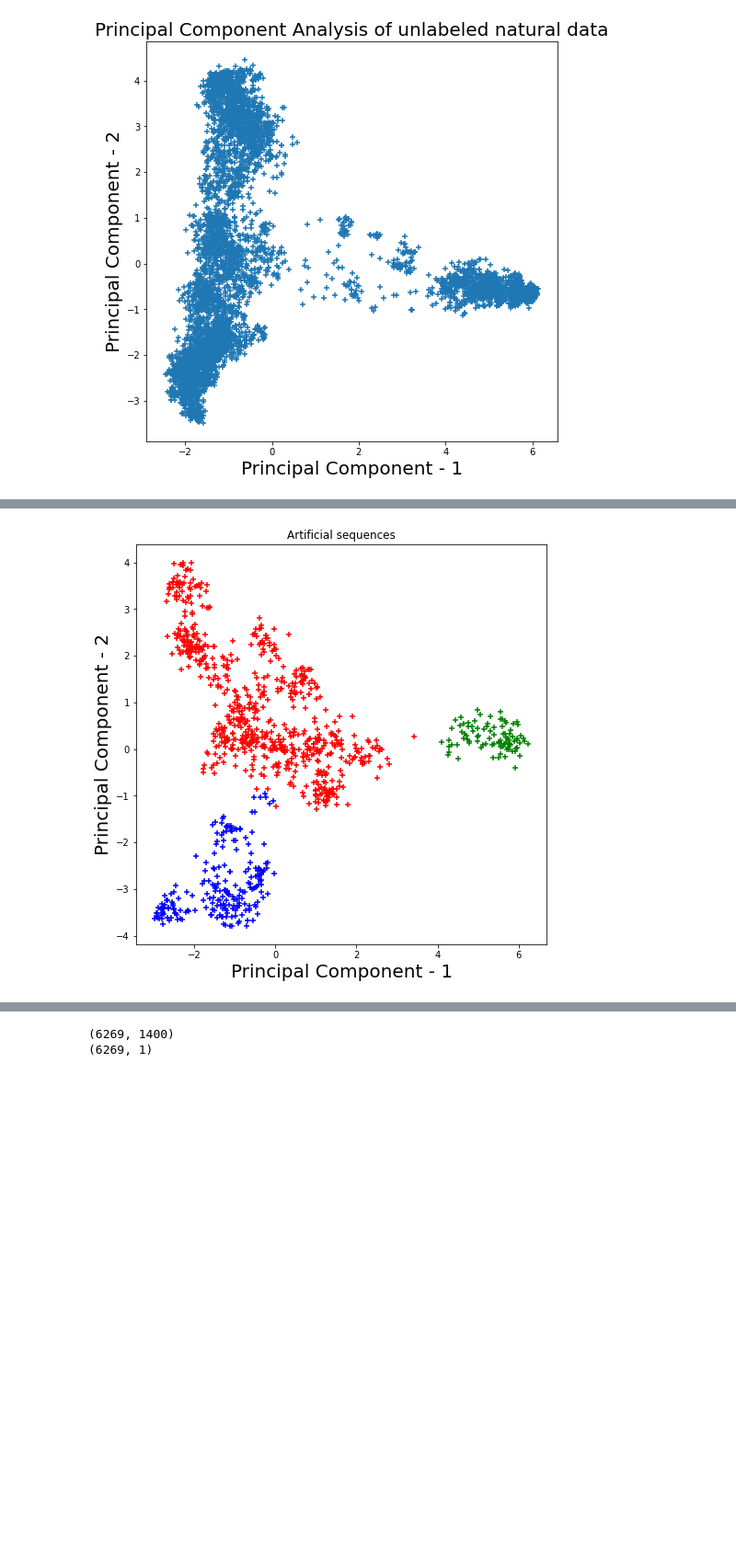
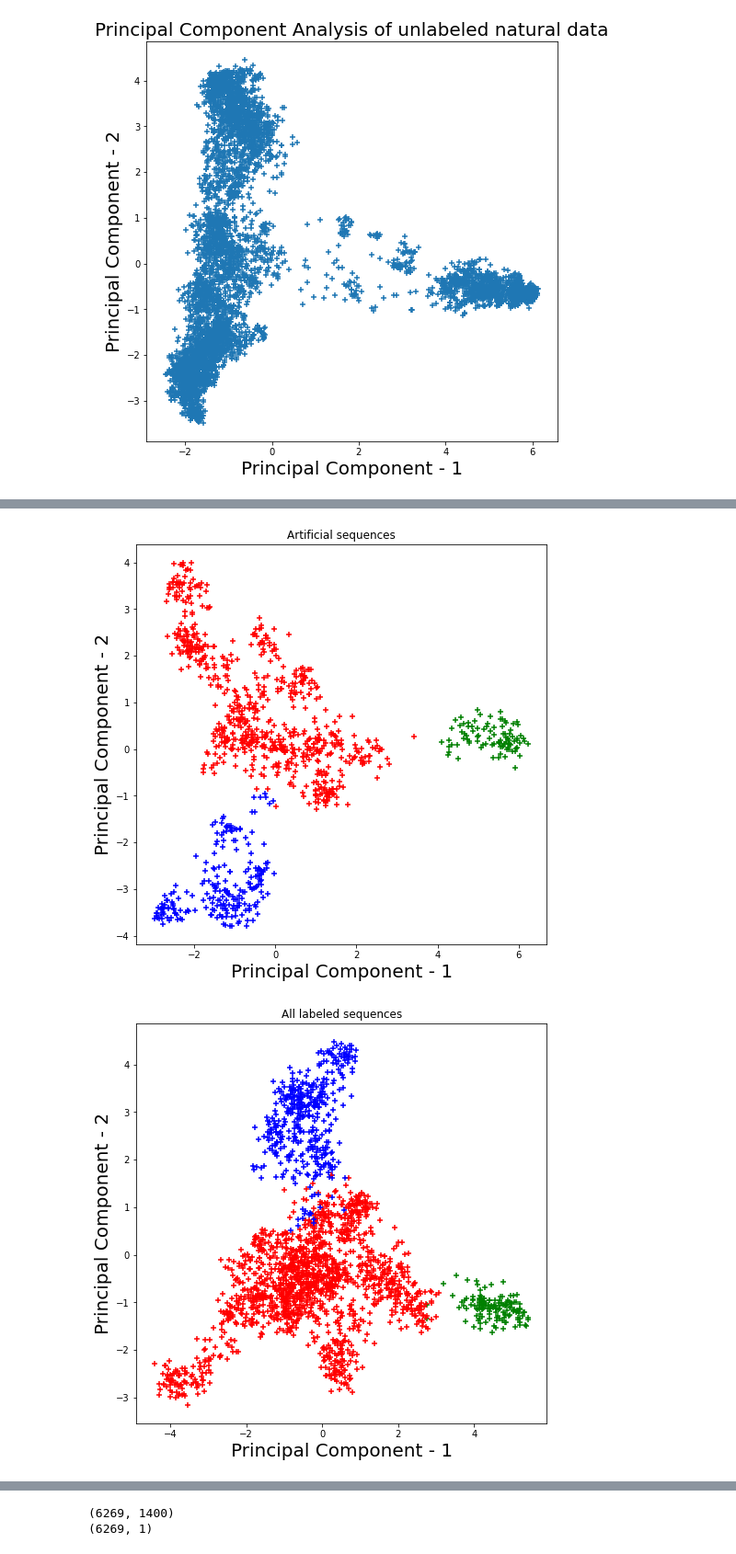
Before and after one commit to PHouzel/PCS_ML_2021, a Jupyter notebook: main.ipynb, the cells around one changed output, grey strips where cells are left out. Shown at 92% size. Saved outputs shown, nothing was run; the diff lists cells and outputs as text; code cells hidden in the pictures; blank space fills up the shorter version.

```diff
--- a/main.ipynb
+++ b/main.ipynb
@@ -223,21 +234,24 @@ two_compo_cluster(encoded_data_unlab, pcs_unlab, "Unlabeled sequences")
 # %%
 def three_compo_cluster(data, pcs, title):
 
     method = AgglomerativeClustering(n_clusters = 3)
     clustered = method.fit(data)
     labels = clustered.labels_
     colors = ['red','green', 'blue']
 
     fig = plt.figure(figsize=(8,8))
     plt.scatter(pcs[:,0], pcs[:,1], c=labels, marker = '+',
             cmap=matplotlib.colors.ListedColormap(colors))
     plt.xlabel('Principal Component - 1',fontsize=20)
     plt.ylabel('Principal Component - 2',fontsize=20)
     plt.title(title)
 
 
 three_compo_cluster(encoded_data_nat, pcs_nat, "Natural sequences")
 three_compo_cluster(encoded_data_art, pcs_art, "Artificial sequences")
+three_compo_cluster(initial_data, pcs_full_data, "All labeled sequences")
+three_compo_cluster(encoded_data_unlab, pcs_unlab, "Unlabeled sequences")
 # %% [output]
 [figure]
 [figure]
+[figure, added]
```
Also changed, not shown: parts of 8 cells of this notebook.
